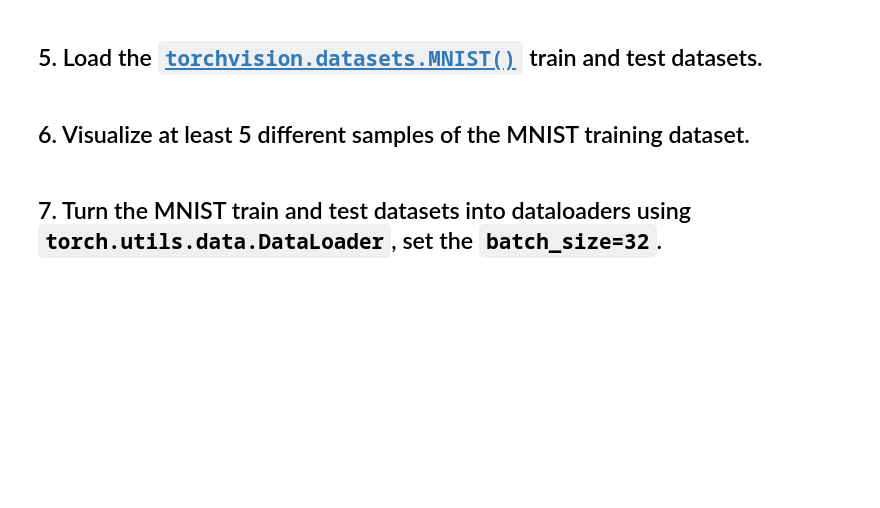
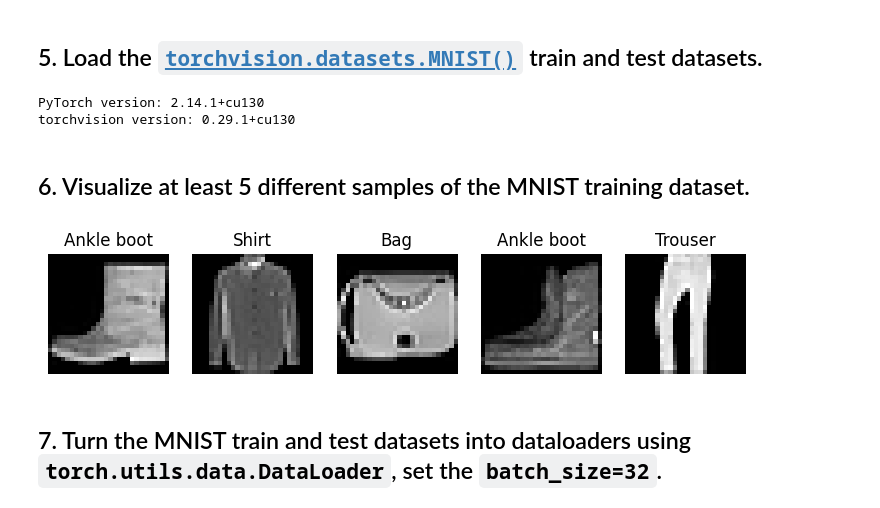
Before and after one commit to bhureau/pytorch_learning, a Jupyter notebook: extras/exercises/03_pytorch_computer_vision_exercises.ipynb, the cells around one changed output. Drawn from its saved outputs; the diff is of its cells as text; code cells hidden in the pictures; blank space fills up the shorter version.

```diff
--- a/extras/exercises/03_pytorch_computer_vision_exercises.ipynb
+++ b/extras/exercises/03_pytorch_computer_vision_exercises.ipynb
@@ -69,7 +69,57 @@ K means, cross validation, data augmentation, feature analysis
 * Upload your own example image using the "upload" button on the website and see what happens in each layer of a CNN as your image passes through it.
 # %% [markdown]
 ## 5. Load the [`torchvision.datasets.MNIST()`](https://pytorch.org/vision/stable/generated/torchvision.datasets.MNIST.html#torchvision.datasets.MNIST) train and test datasets.
+# %%
+# Import PyTorch
+import torch
+from torch import nn
+
+# Import torchvision
+import torchvision
+from torchvision import datasets
+from torchvision.transforms import ToTensor
+
+# Import matplotlib for visualization
+import matplotlib.pyplot as plt
+
+# Check versions
+# Note: your PyTorch version shouldn't be lower than 1.10.0 and torchvision version shouldn't be lower than 0.11
+print(f"PyTorch version: {torch.__version__}\ntorchvision version: {torchvision.__version__}")
+
+# Setup training data
+train_data = datasets.FashionMNIST(
+    root="data", # where to download data to?
+    train=True, # get training data
+    download=True, # download data if it doesn't exist on disk
+    transform=ToTensor(), # images come as PIL format, we want to turn into Torch tensors
+    target_transform=None # you can transform labels as well
+)
+
+# Setup testing data
+test_data = datasets.FashionMNIST(
+    root="data",
+    train=False, # get test data
+    download=True,
+    transform=ToTensor()
+)
+# %% [output]
+PyTorch version: 2.14.1+cu130
+torchvision version: 0.29.1+cu130
 # %% [markdown]
 ## 6. Visualize at least 5 different samples of the MNIST training dataset.
+# %%
+class_names = train_data.classes
+torch.manual_seed(42)
+fig = plt.figure(figsize=(9, 9))
+rows, cols = 1, 5
+for i in range(1, rows * cols + 1):
+    random_idx = torch.randint(0, len(train_data), size=[1]).item()
+    img, label = train_data[random_idx]
+    fig.add_subplot(rows, cols, i)
+    plt.imshow(img.squeeze(), cmap="gray")
+    plt.title(class_names[label])
+    plt.axis(False);
+# %% [output]
+[figure, added]
 # %% [markdown]
 ## 7. Turn the MNIST train and test datasets into dataloaders using `torch.utils.data.DataLoader`, set the `batch_size=32`.
```
Also changed, not shown: parts of 6 cells of this notebook.
